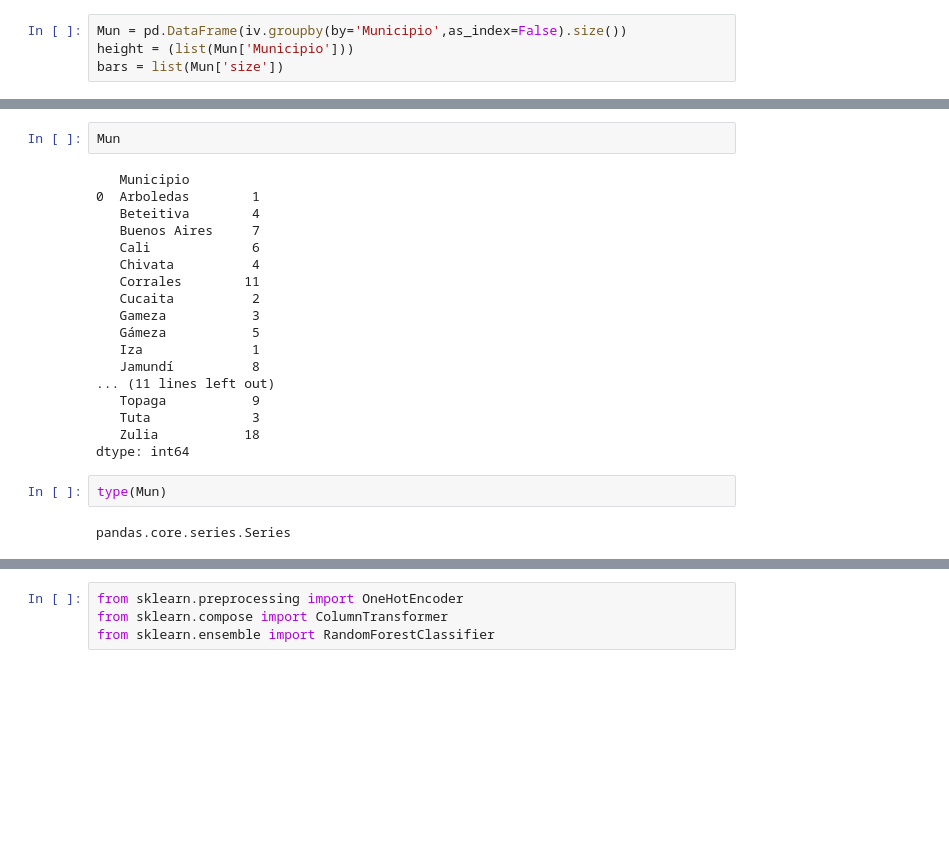
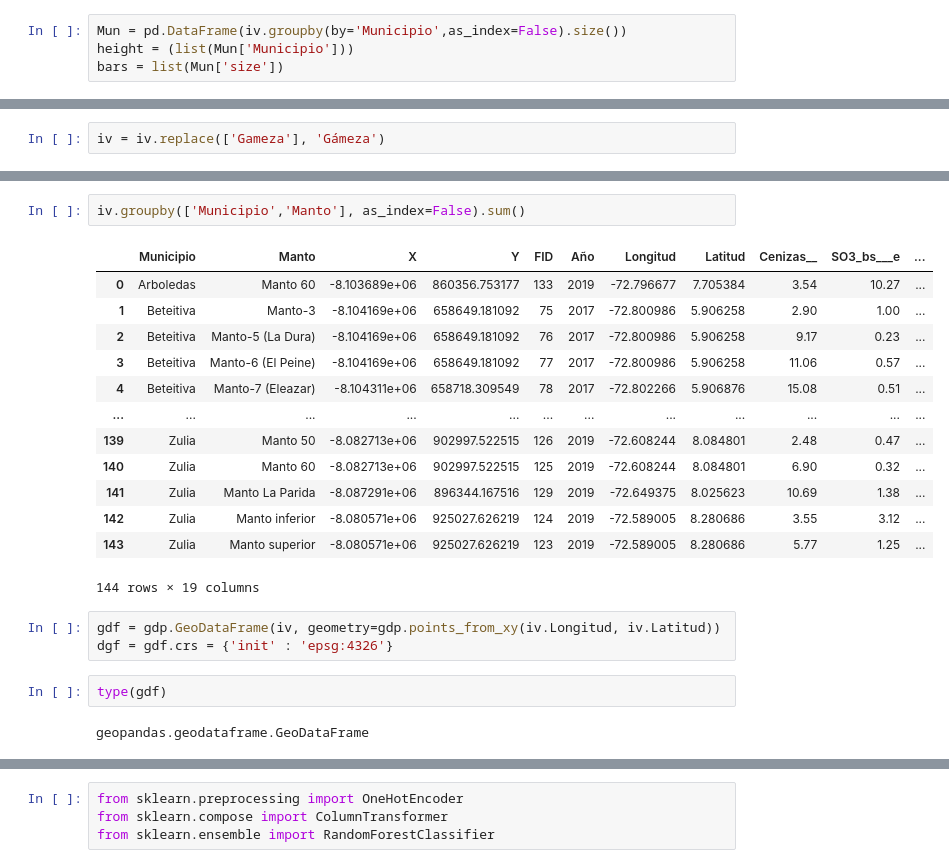
Before and after one commit to CamiloCorredor/Spatial_cluster, a Jupyter notebook: Cluster.ipynb, the cells around one changed output, grey strips where cells are left out. Drawn from its saved outputs; the diff is of its cells as text; blank space fills up the shorter version.

```diff
--- a/Cluster.ipynb
+++ b/Cluster.ipynb
@@ -119,0 +132,2 @@ bars = list(Mun['size'])
+# %%
+iv = iv.replace(['Gameza'], 'Gámeza')
@@ -157,24 +151,23 @@ AttributeError: type object 'DataFrame' has no attribute 'get_group'
-# %%
-Mun
-# %% [output]
-   Municipio
-0  Arboledas        1
-   Beteitiva        4
-   Buenos Aires     7
-   Cali             6
-   Chivata          4
-   Corrales        11
-   Cucaita          2
-   Gameza           3
-   Gámeza           5
-   Iza              1
-   Jamundí          8
-... (11 lines left out)
-   Topaga           9
-   Tuta             3
-   Zulia           18
-dtype: int64
+# %%
+iv.groupby(['Municipio','Manto'], as_index=False).sum()
+# %% [output]
+|  | Municipio | Manto | X | Y | FID | Año | Longitud | Latitud | Cenizas__ | SO3_bs___e | ... |
+| 0 | Arboledas | Manto 60 | -8.103689e+06 | 860356.753177 | 133 | 2019 | -72.796677 | 7.705384 | 3.54 | 10.27 | ... |
+| 1 | Beteitiva | Manto-3 | -8.104169e+06 | 658649.181092 | 75 | 2017 | -72.800986 | 5.906258 | 2.90 | 1.00 | ... |
+| 2 | Beteitiva | Manto-5 (La Dura) | -8.104169e+06 | 658649.181092 | 76 | 2017 | -72.800986 | 5.906258 | 9.17 | 0.23 | ... |
+| 3 | Beteitiva | Manto-6 (El Peine) | -8.104169e+06 | 658649.181092 | 77 | 2017 | -72.800986 | 5.906258 | 11.06 | 0.57 | ... |
+| 4 | Beteitiva | Manto-7 (Eleazar) | -8.104311e+06 | 658718.309549 | 78 | 2017 | -72.802266 | 5.906876 | 15.08 | 0.51 | ... |
+| ... | ... | ... | ... | ... | ... | ... | ... | ... | ... | ... | ... |
+| 139 | Zulia | Manto 50 | -8.082713e+06 | 902997.522515 | 126 | 2019 | -72.608244 | 8.084801 | 2.48 | 0.47 | ... |
+| 140 | Zulia | Manto 60 | -8.082713e+06 | 902997.522515 | 125 | 2019 | -72.608244 | 8.084801 | 6.90 | 0.32 | ... |
+| 141 | Zulia | Manto La Parida | -8.087291e+06 | 896344.167516 | 129 | 2019 | -72.649375 | 8.025623 | 10.69 | 1.38 | ... |
+| 142 | Zulia | Manto inferior | -8.080571e+06 | 925027.626219 | 124 | 2019 | -72.589005 | 8.280686 | 3.55 | 3.12 | ... |
+| 143 | Zulia | Manto superior | -8.080571e+06 | 925027.626219 | 123 | 2019 | -72.589005 | 8.280686 | 5.77 | 1.25 | ... |
+144 rows × 19 columns
+# %%
+gdf = gdp.GeoDataFrame(iv, geometry=gdp.points_from_xy(iv.Longitud, iv.Latitud))
+dgf = gdf.crs = {'init' : 'epsg:4326'}
 # %%
-type(Mun)
+type(gdf)
 # %% [output]
-pandas.core.series.Series
+geopandas.geodataframe.GeoDataFrame
```
Also changed, not shown: parts of 19 cells of this notebook, 2 other files.
